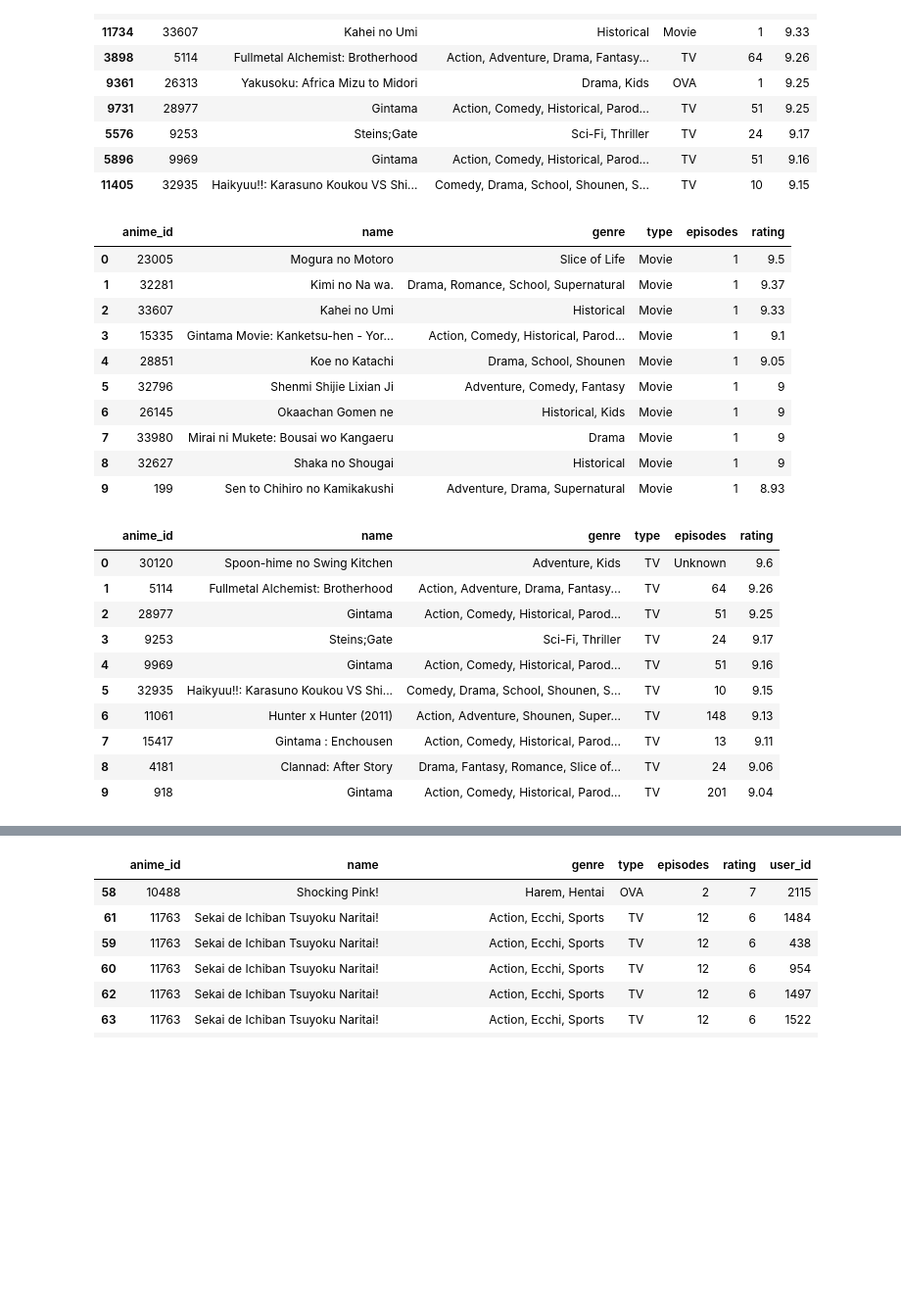
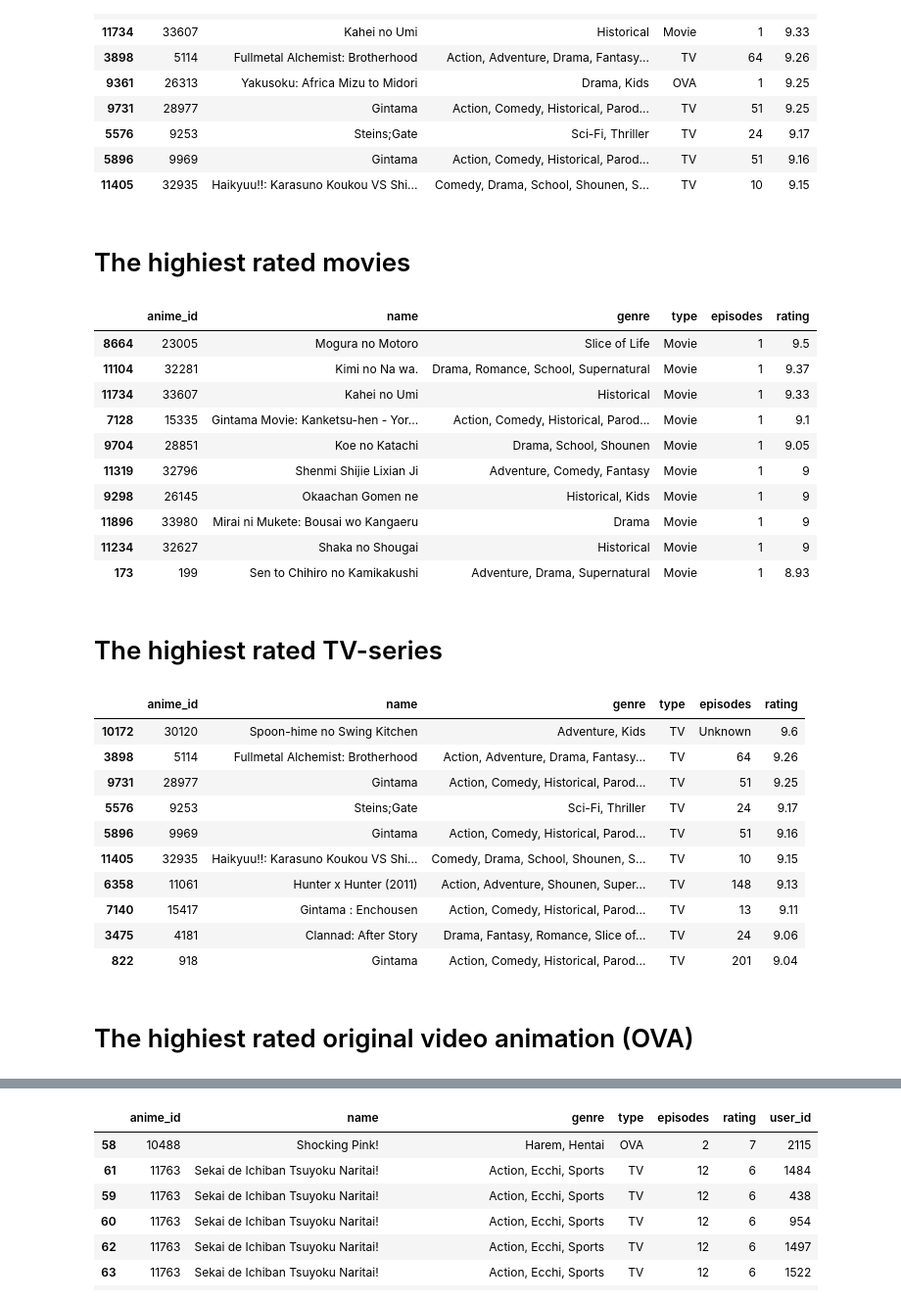
Before and after one commit to Capstone-Project-group/Recommender-System, a Jupyter notebook: Data-Prep.ipynb, the cells around one changed output, grey strips where cells are left out. Shown at 98% size. Drawn from its saved outputs; the diff is of its cells as text; code cells hidden in the pictures; blank space fills up the shorter version.

```diff
--- a/Data-Prep.ipynb
+++ b/Data-Prep.ipynb
@@ -63,42 +91,44 @@ highiest_rated_anime.head(10)
 | 5576 | 9253 | Steins;Gate | Sci-Fi, Thriller | TV | 24 | 9.17 |
 | 5896 | 9969 | Gintama | Action, Comedy, Historical, Parod... | TV | 51 | 9.16 |
 | 11405 | 32935 | Haikyuu!!: Karasuno Koukou VS Shi... | Comedy, Drama, School, Shounen, S... | TV | 10 | 9.15 |
+# %% [markdown]
+# The highiest rated movies
 # %%
-# The highiest rated movies
-
 anime_movies = anime.loc[anime['type'] == 'Movie']
 anime_movies = anime_movies.sort_values(by='rating', ascending=False)
-anime_movies.reset_index(drop=True, inplace=True)
+#anime_movies.reset_index(drop=True, inplace=True)
 anime_movies.head(10)
 # %% [output]
 |  | anime_id | name | genre | type | episodes | rating |
-| 0 | 23005 | Mogura no Motoro | Slice of Life | Movie | 1 | 9.5 |
-| 1 | 32281 | Kimi no Na wa. | Drama, Romance, School, Supernatural | Movie | 1 | 9.37 |
-| 2 | 33607 | Kahei no Umi | Historical | Movie | 1 | 9.33 |
-| 3 | 15335 | Gintama Movie: Kanketsu-hen - Yor... | Action, Comedy, Historical, Parod... | Movie | 1 | 9.1 |
-| 4 | 28851 | Koe no Katachi | Drama, School, Shounen | Movie | 1 | 9.05 |
-| 5 | 32796 | Shenmi Shijie Lixian Ji | Adventure, Comedy, Fantasy | Movie | 1 | 9 |
-| 6 | 26145 | Okaachan Gomen ne | Historical, Kids | Movie | 1 | 9 |
-| 7 | 33980 | Mirai ni Mukete: Bousai wo Kangaeru | Drama | Movie | 1 | 9 |
-| 8 | 32627 | Shaka no Shougai | Historical | Movie | 1 | 9 |
-| 9 | 199 | Sen to Chihiro no Kamikakushi | Adventure, Drama, Supernatural | Movie | 1 | 8.93 |
+| 8664 | 23005 | Mogura no Motoro | Slice of Life | Movie | 1 | 9.5 |
+| 11104 | 32281 | Kimi no Na wa. | Drama, Romance, School, Supernatural | Movie | 1 | 9.37 |
+| 11734 | 33607 | Kahei no Umi | Historical | Movie | 1 | 9.33 |
+| 7128 | 15335 | Gintama Movie: Kanketsu-hen - Yor... | Action, Comedy, Historical, Parod... | Movie | 1 | 9.1 |
+| 9704 | 28851 | Koe no Katachi | Drama, School, Shounen | Movie | 1 | 9.05 |
+| 11319 | 32796 | Shenmi Shijie Lixian Ji | Adventure, Comedy, Fantasy | Movie | 1 | 9 |
+| 9298 | 26145 | Okaachan Gomen ne | Historical, Kids | Movie | 1 | 9 |
+| 11896 | 33980 | Mirai ni Mukete: Bousai wo Kangaeru | Drama | Movie | 1 | 9 |
+| 11234 | 32627 | Shaka no Shougai | Historical | Movie | 1 | 9 |
+| 173 | 199 | Sen to Chihiro no Kamikakushi | Adventure, Drama, Supernatural | Movie | 1 | 8.93 |
+# %% [markdown]
+# The highiest rated TV-series
 # %%
-# The highiest rated TV-series
-
 anime_tv = anime.loc[anime['type'] == 'TV']
 anime_tv = anime_tv.sort_values(by='rating', ascending=False)
-anime_tv.reset_index(drop=True, inplace=True)
+#anime_tv.reset_index(drop=True, inplace=True)
 anime_tv.head(10)
 # %% [output]
 |  | anime_id | name | genre | type | episodes | rating |
-| 0 | 30120 | Spoon-hime no Swing Kitchen | Adventure, Kids | TV | Unknown | 9.6 |
-| 1 | 5114 | Fullmetal Alchemist: Brotherhood | Action, Adventure, Drama, Fantasy... | TV | 64 | 9.26 |
-| 2 | 28977 | Gintama | Action, Comedy, Historical, Parod... | TV | 51 | 9.25 |
-| 3 | 9253 | Steins;Gate | Sci-Fi, Thriller | TV | 24 | 9.17 |
-| 4 | 9969 | Gintama | Action, Comedy, Historical, Parod... | TV | 51 | 9.16 |
-| 5 | 32935 | Haikyuu!!: Karasuno Koukou VS Shi... | Comedy, Drama, School, Shounen, S... | TV | 10 | 9.15 |
-| 6 | 11061 | Hunter x Hunter (2011) | Action, Adventure, Shounen, Super... | TV | 148 | 9.13 |
-| 7 | 15417 | Gintama : Enchousen | Action, Comedy, Historical, Parod... | TV | 13 | 9.11 |
-| 8 | 4181 | Clannad: After Story | Drama, Fantasy, Romance, Slice of... | TV | 24 | 9.06 |
-| 9 | 918 | Gintama | Action, Comedy, Historical, Parod... | TV | 201 | 9.04 |
+| 10172 | 30120 | Spoon-hime no Swing Kitchen | Adventure, Kids | TV | Unknown | 9.6 |
+| 3898 | 5114 | Fullmetal Alchemist: Brotherhood | Action, Adventure, Drama, Fantasy... | TV | 64 | 9.26 |
+| 9731 | 28977 | Gintama | Action, Comedy, Historical, Parod... | TV | 51 | 9.25 |
+| 5576 | 9253 | Steins;Gate | Sci-Fi, Thriller | TV | 24 | 9.17 |
+| 5896 | 9969 | Gintama | Action, Comedy, Historical, Parod... | TV | 51 | 9.16 |
+| 11405 | 32935 | Haikyuu!!: Karasuno Koukou VS Shi... | Comedy, Drama, School, Shounen, S... | TV | 10 | 9.15 |
+| 6358 | 11061 | Hunter x Hunter (2011) | Action, Adventure, Shounen, Super... | TV | 148 | 9.13 |
+| 7140 | 15417 | Gintama : Enchousen | Action, Comedy, Historical, Parod... | TV | 13 | 9.11 |
+| 3475 | 4181 | Clannad: After Story | Drama, Fantasy, Romance, Slice of... | TV | 24 | 9.06 |
+| 822 | 918 | Gintama | Action, Comedy, Historical, Parod... | TV | 201 | 9.04 |
+# %% [markdown]
+# The highiest rated original video animation (OVA)
 # %%
```
Also changed, not shown: parts of 21 cells of this notebook.
